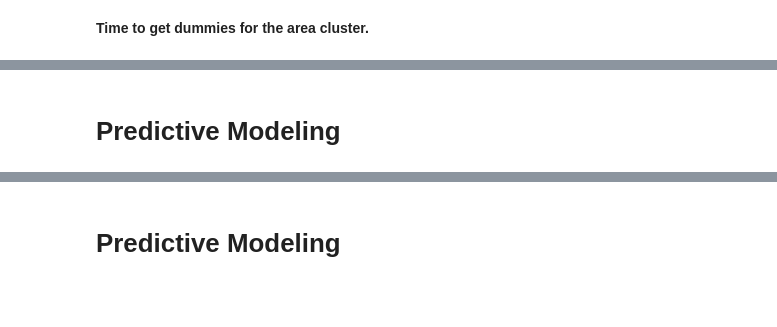
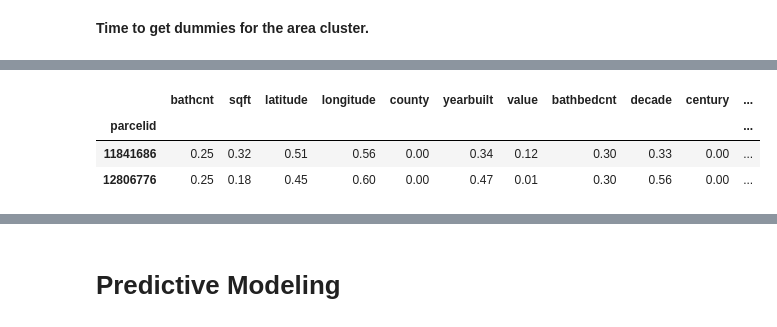
Before and after one commit to KwameTaylor/kwames-zillow-zestimates-error-control, a Jupyter notebook: kwames-zillow-zestimates-error-control.ipynb, the cells around one changed output, grey strips where cells are left out. Cells and saved outputs as stored; diff of their text form; code cells hidden in the pictures; blank space fills up the shorter version.

```diff
--- a/kwames-zillow-zestimates-error-control.ipynb
+++ b/kwames-zillow-zestimates-error-control.ipynb
@@ -502,3 +486,13 @@ validate.head(2)
-# %% [markdown]
-# Predictive Modeling
+# %%
+train_scaled = cluster_area_dummies(train_scaled)
+validate_scaled = cluster_area_dummies(validate_scaled)
+test_scaled = cluster_area_dummies(test_scaled)
+# %%
+# quick check to make sure my area cluster dummies function is still working
+validate_scaled.head(2)
+# %% [output]
+|  | bathcnt | sqft | latitude | longitude | county | yearbuilt | value | bathbedcnt | decade | century | ... |
+| parcelid |  |  |  |  |  |  |  |  |  |  | ... |
+| 11841686 | 0.25 | 0.32 | 0.51 | 0.56 | 0.00 | 0.34 | 0.12 | 0.30 | 0.33 | 0.00 | ... |
+| 12806776 | 0.25 | 0.18 | 0.45 | 0.60 | 0.00 | 0.47 | 0.01 | 0.30 | 0.56 | 0.00 | ... |
 # %%
```
Also changed, not shown: parts of 6 cells of this notebook.
